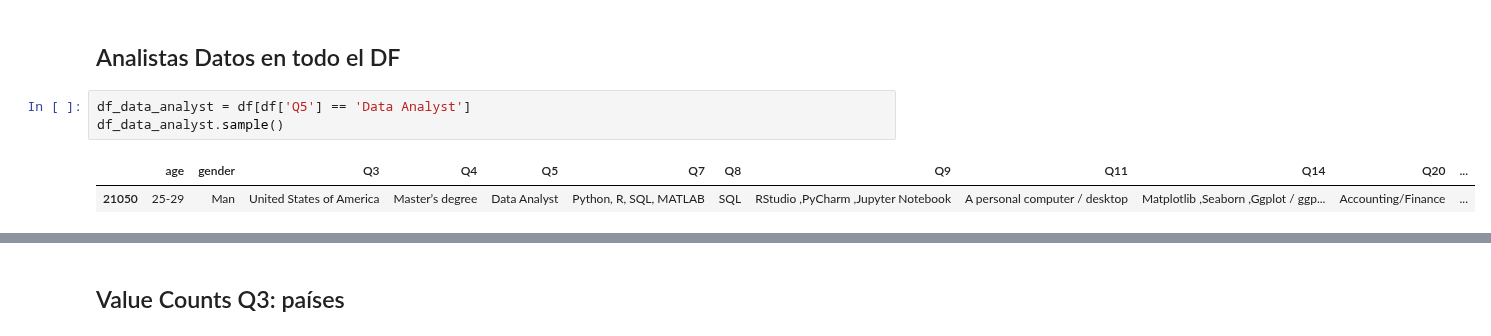
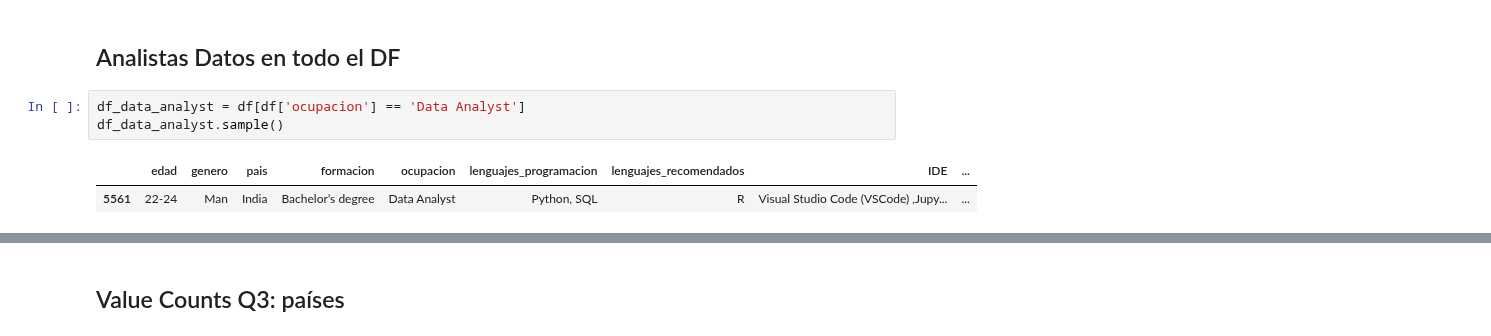
Before and after one commit to Adalab/EDA-ETL-project, a Jupyter notebook: 2.eda.ipynb, the cells around one changed output, grey strips where cells are left out. Saved outputs shown, nothing was run; the diff lists cells and outputs as text.

```diff
--- a/2.eda.ipynb
+++ b/2.eda.ipynb
@@ -223,8 +124,8 @@ q32_split.explode(['Q32'])
 # %% [markdown]
  ## Analistas Datos en todo el DF
 # %%
-df_data_analyst = df[df['Q5'] == 'Data Analyst']
+df_data_analyst = df[df['ocupacion'] == 'Data Analyst']
 df_data_analyst.sample()
 # %% [output]
-|  | age | gender | Q3 | Q4 | Q5 | Q7 | Q8 | Q9 | Q11 | Q14 | Q20 | ... |
-| 21050 | 25-29 | Man | United States of America | Master’s degree | Data Analyst | Python, R, SQL, MATLAB | SQL | RStudio ,PyCharm ,Jupyter Notebook | A personal computer / desktop | Matplotlib ,Seaborn ,Ggplot / ggp... | Accounting/Finance | ... |
+|  | edad | genero | pais | formacion | ocupacion | lenguajes_programacion | lenguajes_recomendados | IDE | ... |
+| 5561 | 22-24 | Man | India | Bachelor’s degree | Data Analyst | Python, SQL | R | Visual Studio Code (VSCode) ,Jupy... | ... |
```
Also changed, not shown: parts of 22 cells of this notebook, 1 other file.
